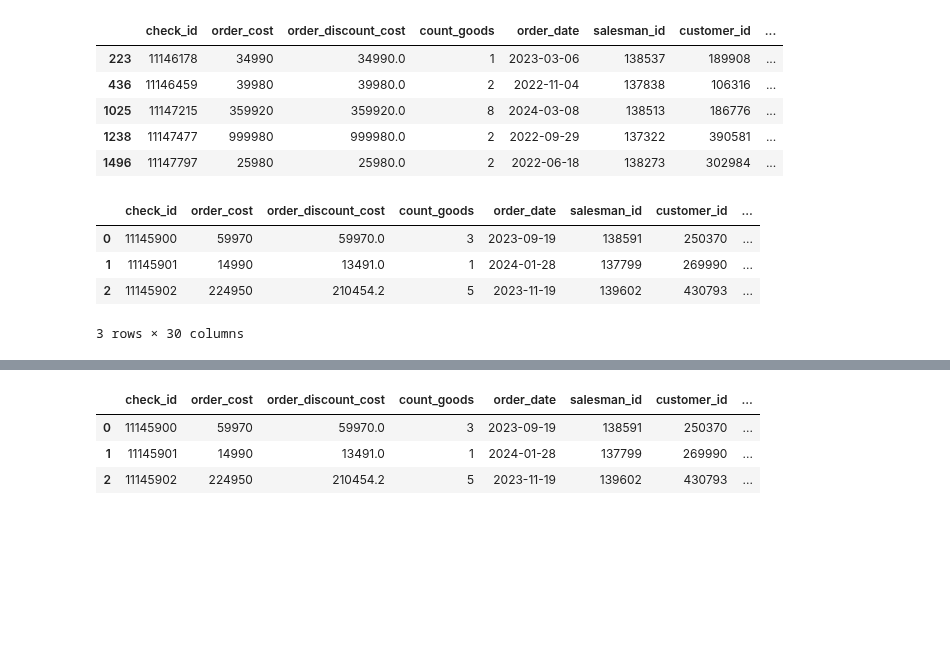
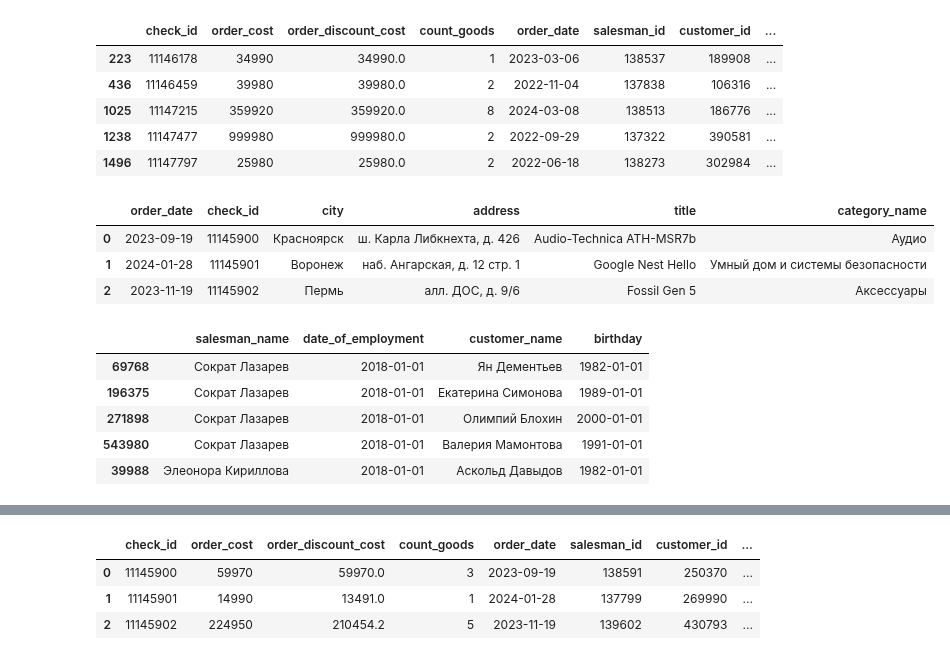
Before and after one commit to Putinka1993/notes, a Jupyter notebook: jupyter notebook/Konstantin.ipynb, the cells around one changed output, grey strips where cells are left out. Cells and saved outputs as stored; diff of their text form; code cells hidden in the pictures; blank space fills up the shorter version.

```diff
--- a/jupyter notebook/Konstantin.ipynb
+++ b/jupyter notebook/Konstantin.ipynb
@@ -699,10 +699,9 @@ all_table = orders.merge(
     categories, how='inner', on='category_id'
 )
 # %%
-all_table.loc[:, ['order_date', 'check_id', 'city', 'address', 'title', ]]head(3)
+all_table.loc[:, ['order_date', 'check_id', 'city', 'address', 'title', 'category_name']].head(3)
 # %% [output]
-|  | check_id | order_cost | order_discount_cost | count_goods | order_date | salesman_id | customer_id | ... |
-| 0 | 11145900 | 59970 | 59970.0 | 3 | 2023-09-19 | 138591 | 250370 | ... |
-| 1 | 11145901 | 14990 | 13491.0 | 1 | 2024-01-28 | 137799 | 269990 | ... |
-| 2 | 11145902 | 224950 | 210454.2 | 5 | 2023-11-19 | 139602 | 430793 | ... |
+|  | order_date | check_id | city | address | title | category_name |
+| 0 | 2023-09-19 | 11145900 | Красноярск | ш. Карла Либкнехта, д. 426 | Audio-Technica ATH-MSR7b | Аудио |
+| 1 | 2024-01-28 | 11145901 | Воронеж | наб. Ангарская, д. 12 стр. 1 | Google Nest Hello | Умный дом и системы безопасности |
+| 2 | 2023-11-19 | 11145902 | Пермь | алл. ДОС, д. 9/6 | Fossil Gen 5 | Аксессуары |
-3 rows × 30 columns
@@ -708,0 +719,12 @@ all_table.loc[:, ['order_date', 'check_id', 'city', 'address', 'title', ]]head(3
+# %%
+ord_cust_salmen[
+    (ord_cust_salmen['date_of_employment'].dt.day == ord_cust_salmen['birthday'].dt.day) &
+    (ord_cust_salmen['date_of_employment'].dt.month == ord_cust_salmen['birthday'].dt.month)
+].loc[:, ['salesman_name', 'date_of_employment', 'customer_name', 'birthday', ]].sort_values(['date_of_employment', 'salesman_name']).head()
+# %% [output]
+|  | salesman_name | date_of_employment | customer_name | birthday |
+| 69768 | Сократ Лазарев | 2018-01-01 | Ян Дементьев | 1982-01-01 |
+| 196375 | Сократ Лазарев | 2018-01-01 | Екатерина Симонова | 1989-01-01 |
+| 271898 | Сократ Лазарев | 2018-01-01 | Олимпий Блохин | 2000-01-01 |
+| 543980 | Сократ Лазарев | 2018-01-01 | Валерия Мамонтова | 1991-01-01 |
+| 39988 | Элеонора Кириллова | 2018-01-01 | Аскольд Давыдов | 1982-01-01 |
```
Also changed, not shown: parts of 4 cells of this notebook.
